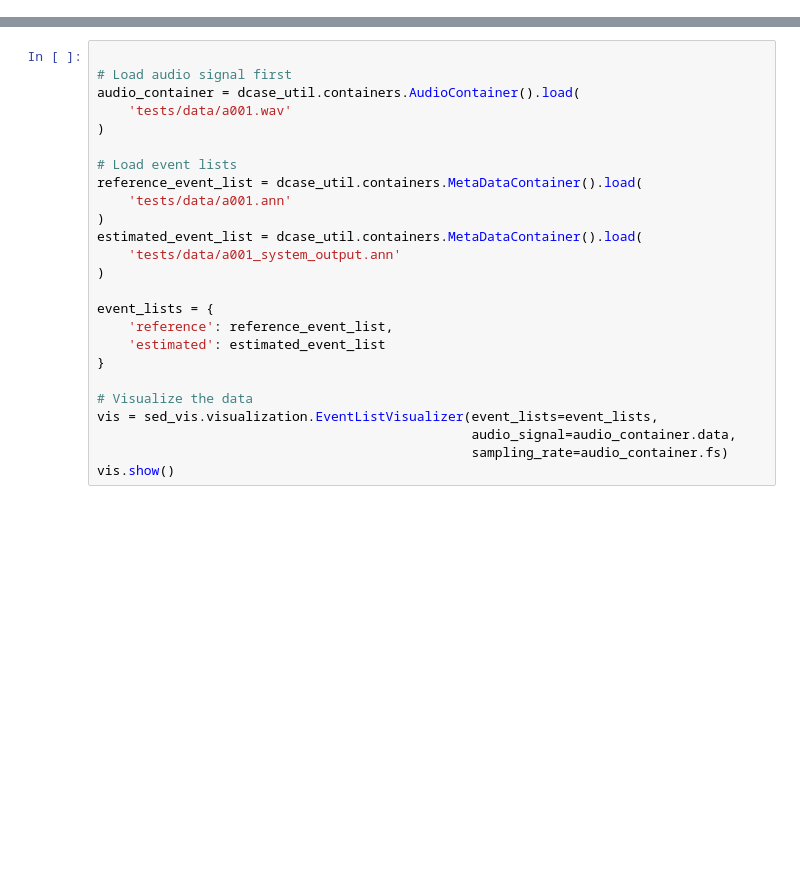
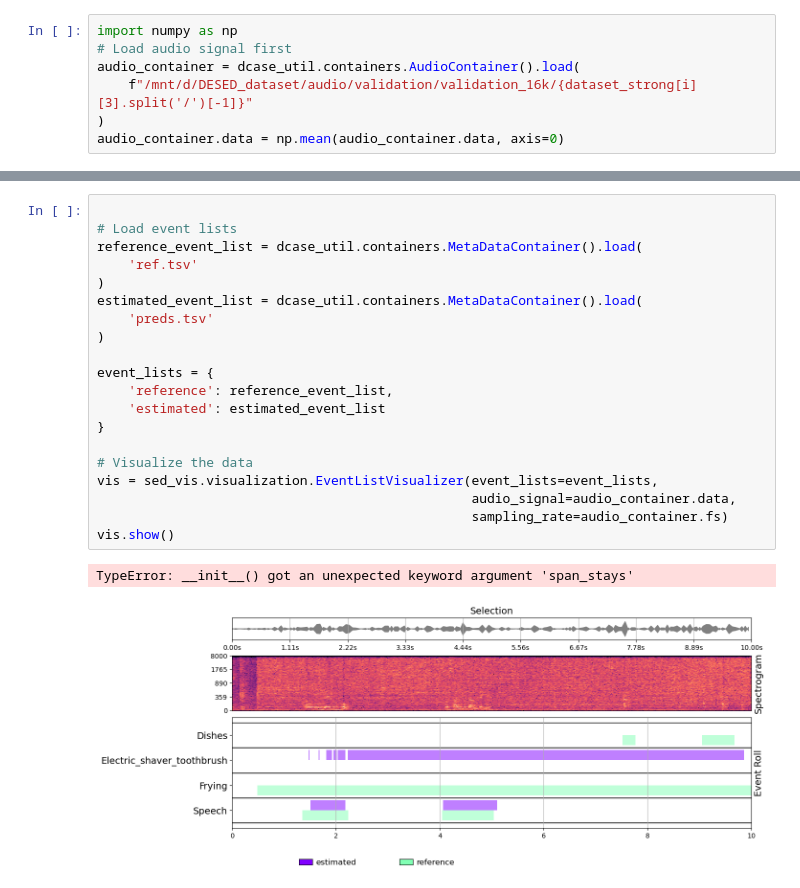
Before and after one commit to ArturMakowski/Sound_event_detection_system, a Jupyter notebook: notebooks/sed_viz.ipynb, the cells around one changed output, grey strips where cells are left out. Cells and saved outputs as stored; diff of their text form; blank space fills up the shorter version.

```diff
--- a/notebooks/sed_viz.ipynb
+++ b/notebooks/sed_viz.ipynb
@@ -48,0 +84,7 @@ ref_df
+# %%
+import numpy as np
+# Load audio signal first
+audio_container = dcase_util.containers.AudioContainer().load(
+    f"/mnt/d/DESED_dataset/audio/validation/validation_16k/{dataset_strong[i][3].split('/')[-1]}"
+)
+audio_container.data = np.mean(audio_container.data, axis=0)
@@ -49,25 +95,23 @@ ref_df
 # %%
-
-# Load audio signal first
-audio_container = dcase_util.containers.AudioContainer().load(
-    'tests/data/a001.wav'
-)
 
 # Load event lists
 reference_event_list = dcase_util.containers.MetaDataContainer().load(
-    'tests/data/a001.ann'
+    'ref.tsv'
 )
 estimated_event_list = dcase_util.containers.MetaDataContainer().load(
-    'tests/data/a001_system_output.ann'
+    'preds.tsv'
 )
 
 event_lists = {
     'reference': reference_event_list,
     'estimated': estimated_event_list
 }
 
 # Visualize the data
 vis = sed_vis.visualization.EventListVisualizer(event_lists=event_lists,
                                                 audio_signal=audio_container.data,
                                                 sampling_rate=audio_container.fs)
 vis.show()
+# %% [output]
+TypeError: __init__() got an unexpected keyword argument 'span_stays'
+[figure, added]
```
Also changed, not shown: parts of 7 cells of this notebook, 6 other files.
